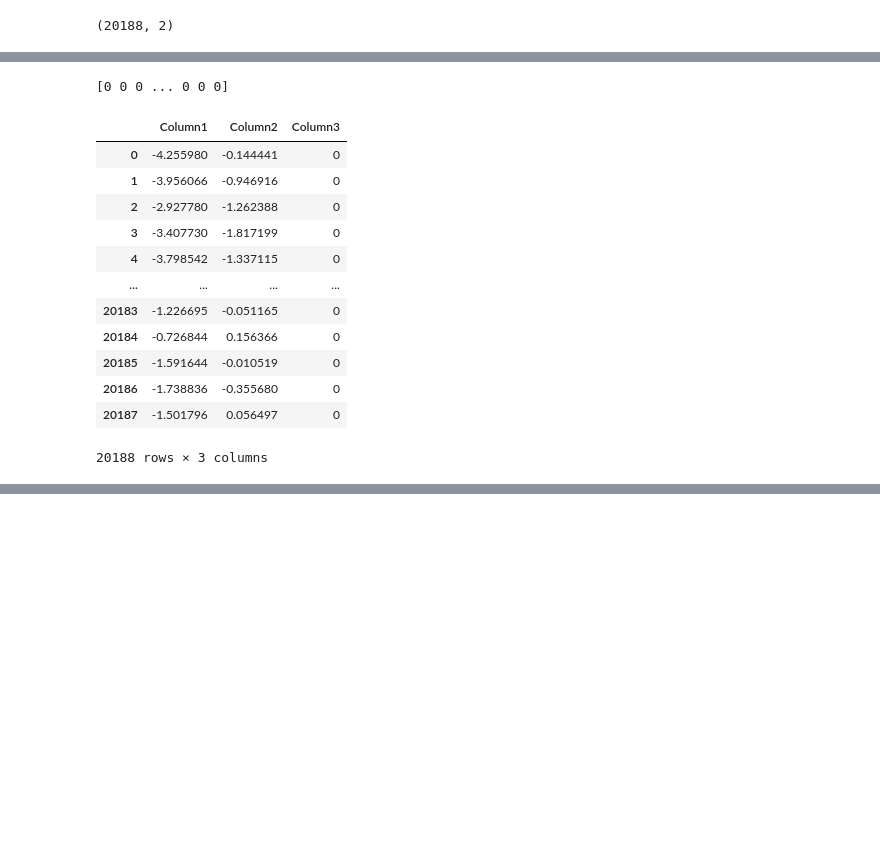
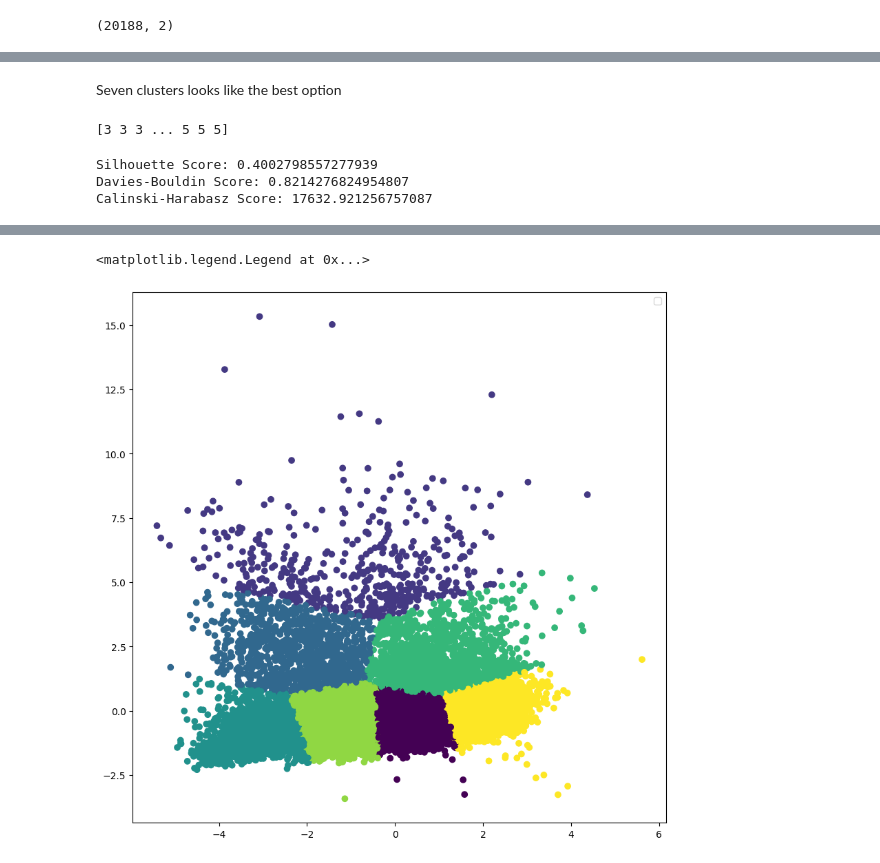
Before and after one commit to Fmazin/AI_Project, a Jupyter notebook: code/main_project_flow.ipynb, the cells around one changed output, grey strips where cells are left out. Drawn from its saved outputs; the diff is of its cells as text; code cells hidden in the pictures; blank space fills up the shorter version.

```diff
--- a/code/main_project_flow.ipynb
+++ b/code/main_project_flow.ipynb
@@ -472,5 +394,7 @@ plt.show()
+# %% [markdown]
+Seven clusters looks like the best option
 # %%
-n_clusters = 2
+n_clusters = 7
 
 clusters = KMeans(n_clusters=n_clusters, random_state=0, n_init="auto").fit(x) # check the parameters at https://scikit-learn.org/stable/modules/generated/sklearn.cluster.KMeans.html
 
@@ -479,43 +403,34 @@ if clusters is not None:
 
 print(cluster_labels)
 # %% [output]
-[0 0 0 ... 0 0 0]
+[3 3 3 ... 5 5 5]
 # %%
-n_clusters = 2
-
-clusters = KMeans(n_clusters=n_clusters, random_state=0, n_init="auto").fit(x)
-
 # Calculate the Silhouette Score
-SC_score = silhouette_score(vectorized_day_dataset_no_nans, cluster_labels)
+SC_score = silhouette_score(x, cluster_labels)
 # Silhouette Score measures the quality of clusters, higher values indicate better separation.
 
 # Calculate the Davies-Bouldin Score
-DB_score = davies_bouldin_score(vectorized_day_dataset_no_nans, cluster_labels)
+DB_score = davies_bouldin_score(x, cluster_labels)
 # Davies-Bouldin Score measures the average similarity between each cluster and its most similar cluster, lower values indicate better separation.
 
 # Calculate the Calinski-Harabasz Score
-CH_score = calinski_harabasz_score(vectorized_day_dataset_no_nans, cluster_labels)
+CH_score = calinski_harabasz_score(x, cluster_labels)
 # Calinski-Harabasz Score measures the ratio of between-cluster variance to within-cluster variance, higher values indicate better separation.
 
 # Print the computed cluster quality scores
 print('Silhouette Score:', SC_score)
 print('Davies-Bouldin Score:', DB_score)
 print('Calinski-Harabasz Score:', CH_score)
+# %% [output]
+Silhouette Score: 0.4002798557277939
+Davies-Bouldin Score: 0.8214276824954807
+Calinski-Harabasz Score: 17632.921256757087
-# %%
-df_kmeans = pd.DataFrame(x, columns=['Column1', 'Column2'])
-df_kmeans["Column3"] = cluster_labels
-df_kmeans
-# %% [output]
-|  | Column1 | Column2 | Column3 |
-| 0 | -4.255980 | -0.144441 | 0 |
-| 1 | -3.956066 | -0.946916 | 0 |
-| 2 | -2.927780 | -1.262388 | 0 |
-| 3 | -3.407730 | -1.817199 | 0 |
-| 4 | -3.798542 | -1.337115 | 0 |
-| ... | ... | ... | ... |
-| 20183 | -1.226695 | -0.051165 | 0 |
-| 20184 | -0.726844 | 0.156366 | 0 |
-| 20185 | -1.591644 | -0.010519 | 0 |
-| 20186 | -1.738836 | -0.355680 | 0 |
-| 20187 | -1.501796 | 0.056497 | 0 |
-20188 rows × 3 columns
+# %%
+new_x = np.zeros([len(x), 3])
+for i in range(0, len(x)):
+    new_x[i] = (np.append(x[i], (cluster_labels[i])))
+# %%
+plt.figure(figsize=(10,10))
+plt.scatter(new_x[:,0],new_x[:,1], c=new_x[:,2])
+plt.legend()
+# %% [output]
@@ -521,0 +438,2 @@ df_kmeans
+<matplotlib.legend.Legend at 0x...>
+[figure, added]
```
Also changed, not shown: parts of 21 cells of this notebook.
